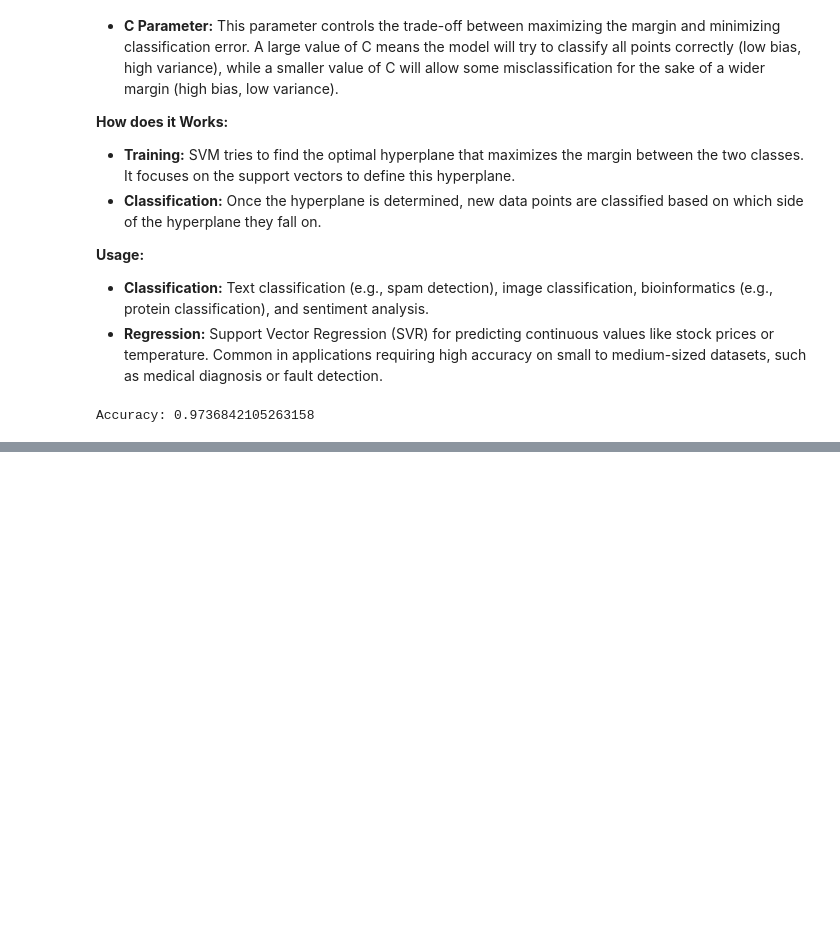
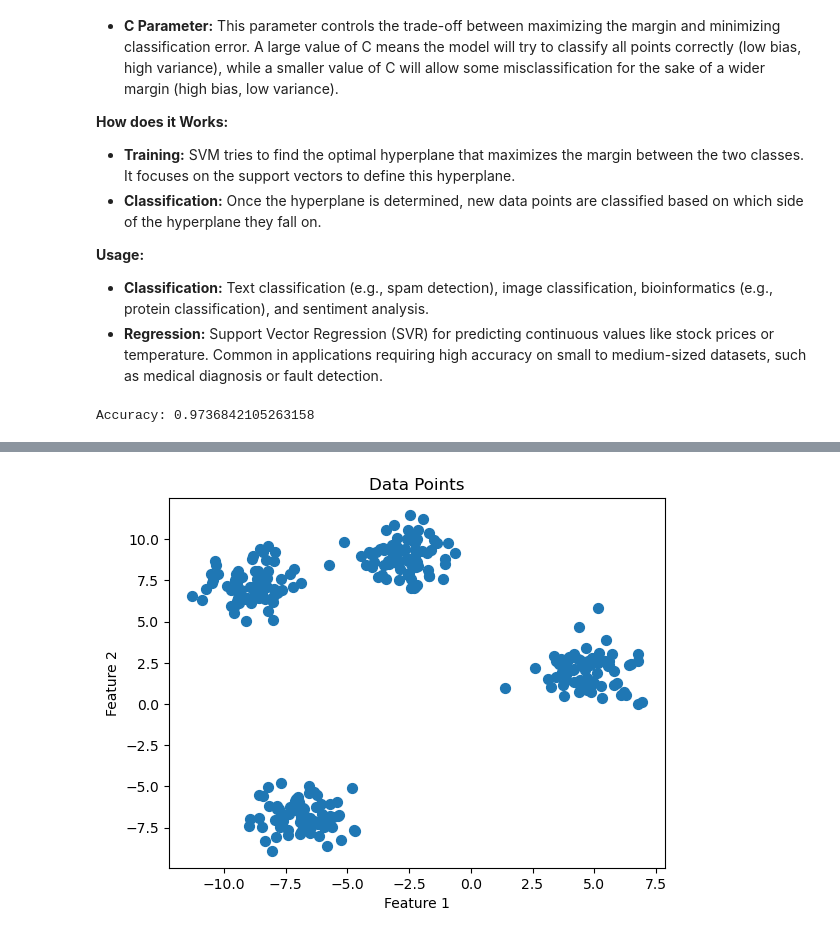
Before and after one commit to teragrammer/data-science-and-machine-learning-cheat-sheet, a Jupyter notebook: tensorflow-cheat-sheet.ipynb, the cells around one changed output, grey strips where cells are left out. Cells and saved outputs as stored; diff of their text form; code cells hidden in the pictures; blank space fills up the shorter version.

Commit message:
Update with unsupervised learning samples

```diff
--- a/tensorflow-cheat-sheet.ipynb
+++ b/tensorflow-cheat-sheet.ipynb
@@ -396,0 +451,12 @@ Accuracy: 0.9736842105263158
+# %%
+# generate random data points
+X, _ = make_blobs(n_samples = 300, centers = 4, random_state = 42)
+
+# plot the data points
+plt.scatter(X[:, 0], X[:, 1], s = 50)
+plt.xlabel("Feature 1")
+plt.ylabel("Feature 2")
+plt.title("Data Points")
+plt.show()
+# %% [output]
+[figure, added]
```
Also changed, not shown: parts of 14 cells of this notebook.
